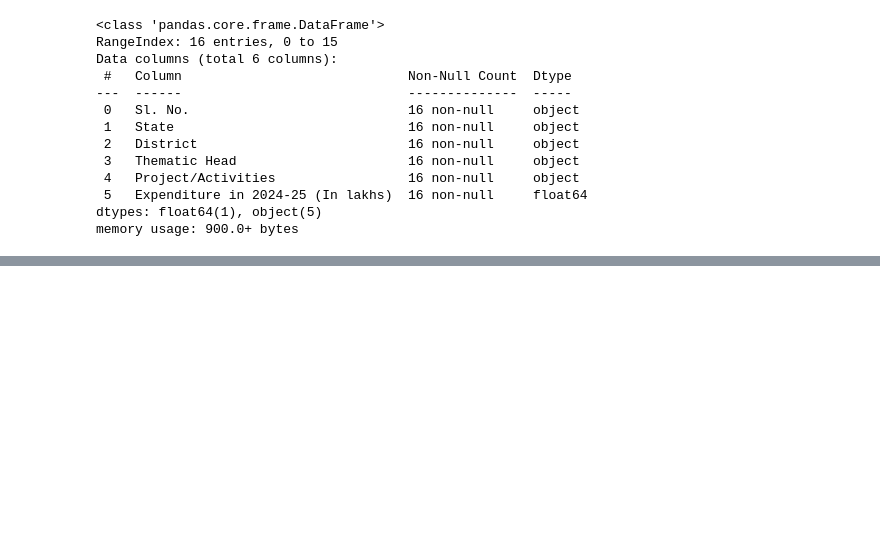
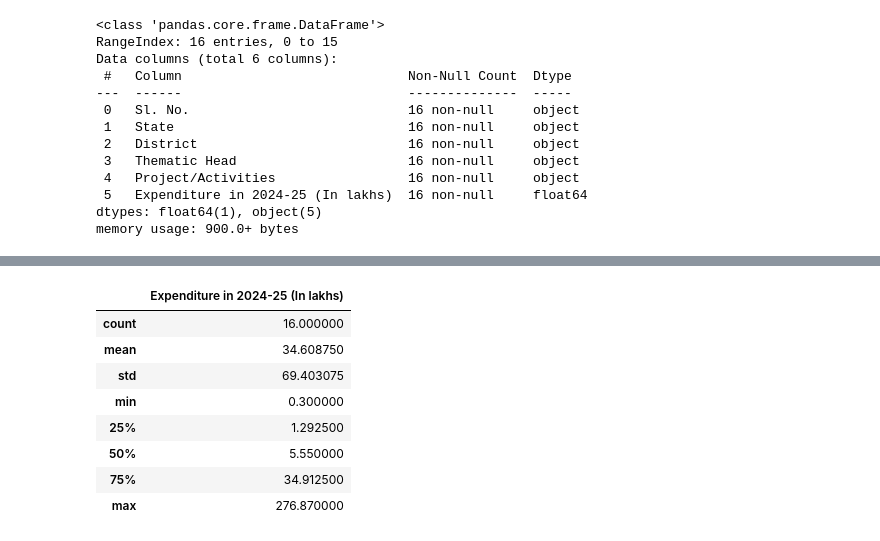
Before and after one commit to iamabirakash/Python, a Jupyter notebook: DataFrame.ipynb, the cells around one changed output, grey strips where cells are left out. Drawn from its saved outputs; the diff is of its cells as text; code cells hidden in the pictures; blank space fills up the shorter version.

Commit message:
Added describe()

```diff
--- a/DataFrame.ipynb
+++ b/DataFrame.ipynb
@@ -239,0 +260,12 @@ memory usage: 900.0+ bytes
+# %%
+c.describe()
+# %% [output]
+|  | Expenditure in 2024-25 (In lakhs) |
+| count | 16.000000 |
+| mean | 34.608750 |
+| std | 69.403075 |
+| min | 0.300000 |
+| 25% | 1.292500 |
+| 50% | 5.550000 |
+| 75% | 34.912500 |
+| max | 276.870000 |
```
Also changed, not shown: parts of 1 cell of this notebook.
